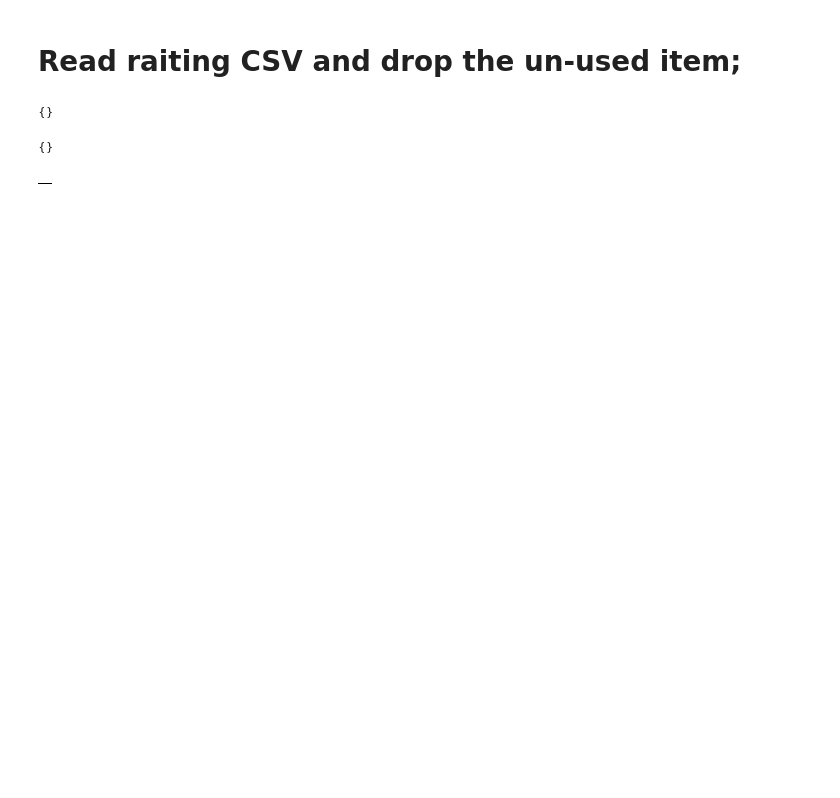
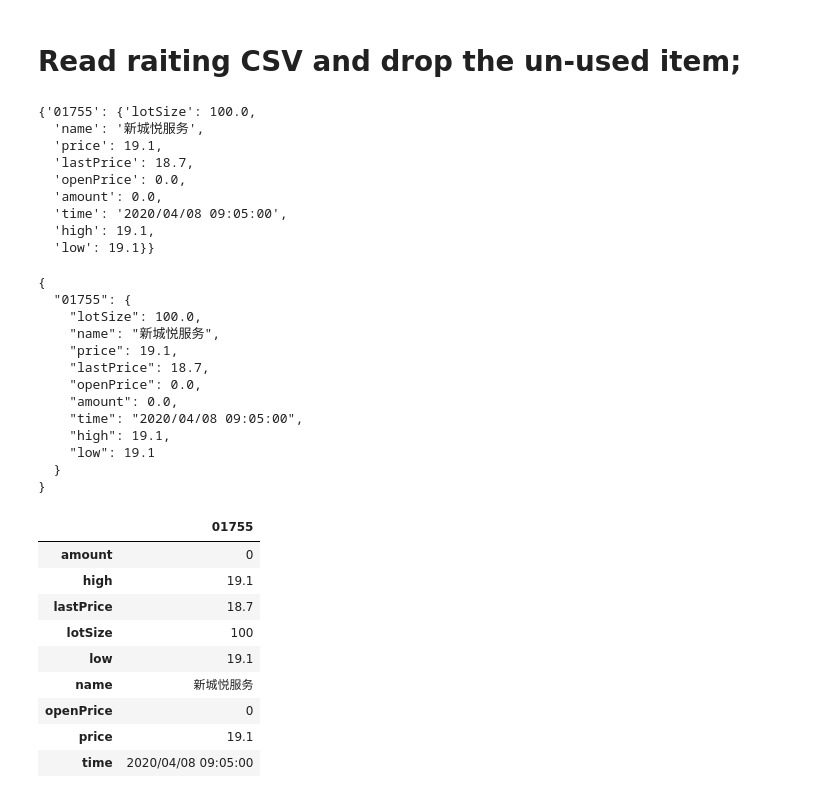
Before and after one commit to TheStepTwo/quantitative_trading, a Jupyter notebook: simple_monitor.ipynb, the cells around one changed output. Cells and saved outputs as stored; diff of their text form; code cells hidden in the pictures; blank space fills up the shorter version.

Commit message:
bug fix about amount

```diff
--- a/simple_monitor.ipynb
+++ b/simple_monitor.ipynb
@@ -12,16 +12,45 @@ def showData(data):
     print(json.dumps(data, indent=2 , ensure_ascii=False))
 # %%
 quotation = easyquotation.use("hkquote")
-data = quotation.stocks(['hk00001'], prefix=True)
+data = quotation.stocks(['01755'], prefix=True)
 # data = quotation.stocks(['hkHSI'], prefix=True)
 display(data)
 showData(data)
 a = pd.DataFrame(data)
 display(a)
 # %% [output]
-{}
+{'01755': {'lotSize': 100.0,
+  'name': '新城悦服务',
+  'price': 19.1,
+  'lastPrice': 18.7,
+  'openPrice': 0.0,
+  'amount': 0.0,
+  'time': '2020/04/08 09:05:00',
+  'high': 19.1,
+  'low': 19.1}}
-{}
+{
+  "01755": {
+    "lotSize": 100.0,
+    "name": "新城悦服务",
+    "price": 19.1,
+    "lastPrice": 18.7,
+    "openPrice": 0.0,
+    "amount": 0.0,
+    "time": "2020/04/08 09:05:00",
+    "high": 19.1,
+    "low": 19.1
+  }
+}
-|  |
+|  | 01755 |
+| amount | 0 |
+| high | 19.1 |
+| lastPrice | 18.7 |
+| lotSize | 100 |
+| low | 19.1 |
+| name | 新城悦服务 |
+| openPrice | 0 |
+| price | 19.1 |
+| time | 2020/04/08 09:05:00 |
 # %%
 def stockPriceColor2(row):
     rowColorList = []
```
Also changed, not shown: parts of 2 cells of this notebook.
